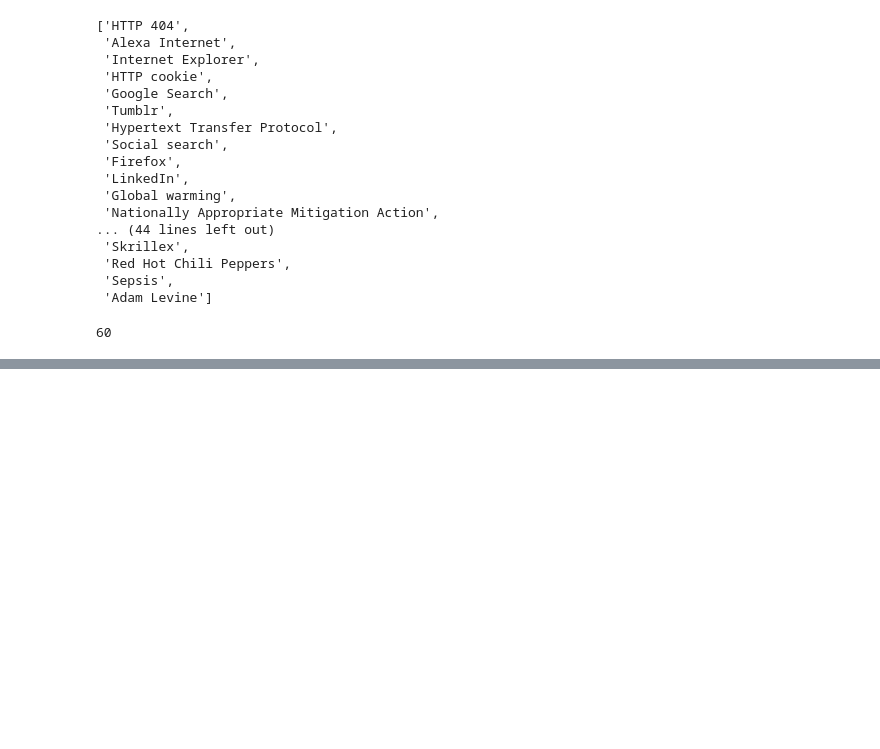
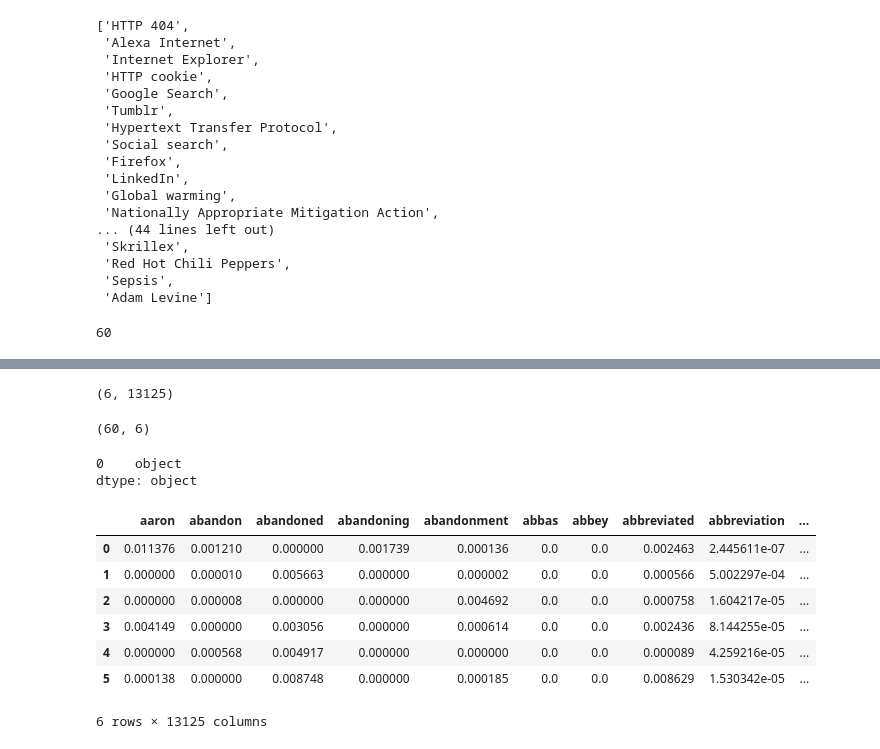
Before and after one commit to sushant2811/NLPandDeepLearning, a Jupyter notebook: unsupervisedAlgos.ipynb, the cells around one changed output, grey strips where cells are left out. Cells and saved outputs as stored; diff of their text form; code cells hidden in the pictures; blank space fills up the shorter version.

```diff
--- a/unsupervisedAlgos.ipynb
+++ b/unsupervisedAlgos.ipynb
@@ -88,0 +180,30 @@ len(titles)
+# %%
+nmf.components_.shape
+# %% [output]
+(6, 13125)
+# %%
+dfFeatures.shape
+# %% [output]
+(60, 6)
+# %%
+words = pd.read_csv('./datasetsUnsupervised/Wikipedia articles/wikipedia-vocabulary-utf8.txt', header=None)
+# %%
+words.dtypes
+# %% [output]
+0    object
+dtype: object
+# %%
+wordsL = list(words.values[:,0])
+# %%
+components_df = pd.DataFrame(nmf.components_, columns=wordsL)
+# %%
+components_df
+# %% [output]
+|  | aaron | abandon | abandoned | abandoning | abandonment | abbas | abbey | abbreviated | abbreviation | ... |
+| 0 | 0.011376 | 0.001210 | 0.000000 | 0.001739 | 0.000136 | 0.0 | 0.0 | 0.002463 | 2.445611e-07 | ... |
+| 1 | 0.000000 | 0.000010 | 0.005663 | 0.000000 | 0.000002 | 0.0 | 0.0 | 0.000566 | 5.002297e-04 | ... |
+| 2 | 0.000000 | 0.000008 | 0.000000 | 0.000000 | 0.004692 | 0.0 | 0.0 | 0.000758 | 1.604217e-05 | ... |
+| 3 | 0.004149 | 0.000000 | 0.003056 | 0.000000 | 0.000614 | 0.0 | 0.0 | 0.002436 | 8.144255e-05 | ... |
+| 4 | 0.000000 | 0.000568 | 0.004917 | 0.000000 | 0.000000 | 0.0 | 0.0 | 0.000089 | 4.259216e-05 | ... |
+| 5 | 0.000138 | 0.000000 | 0.008748 | 0.000000 | 0.000185 | 0.0 | 0.0 | 0.008629 | 1.530342e-05 | ... |
+6 rows × 13125 columns
```
Also changed, not shown: parts of 12 cells of this notebook.
